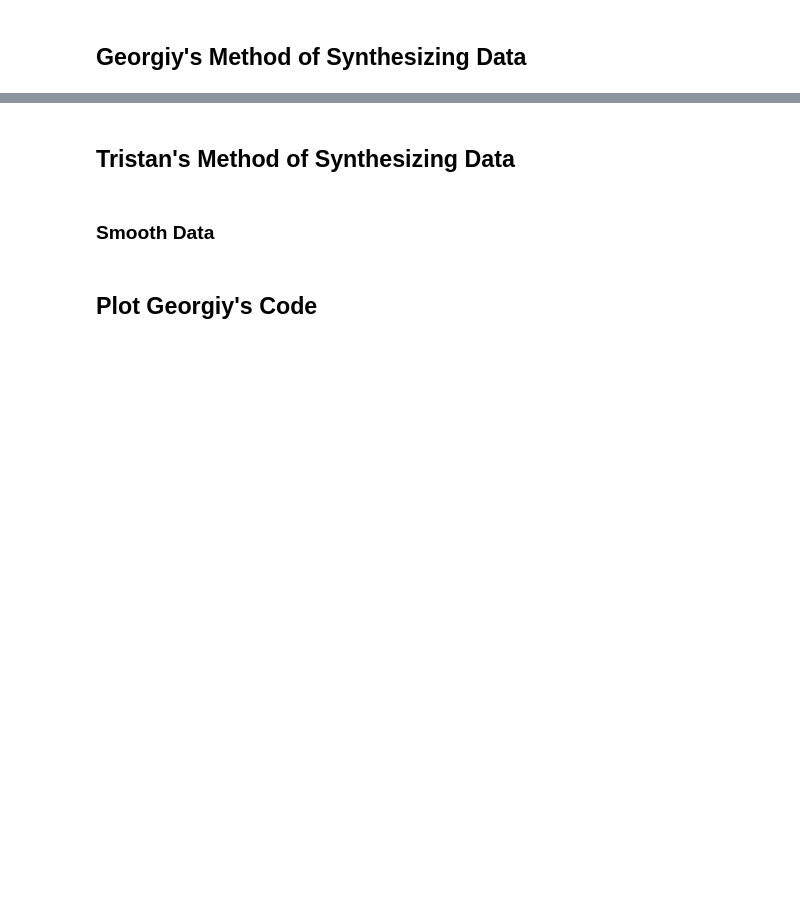
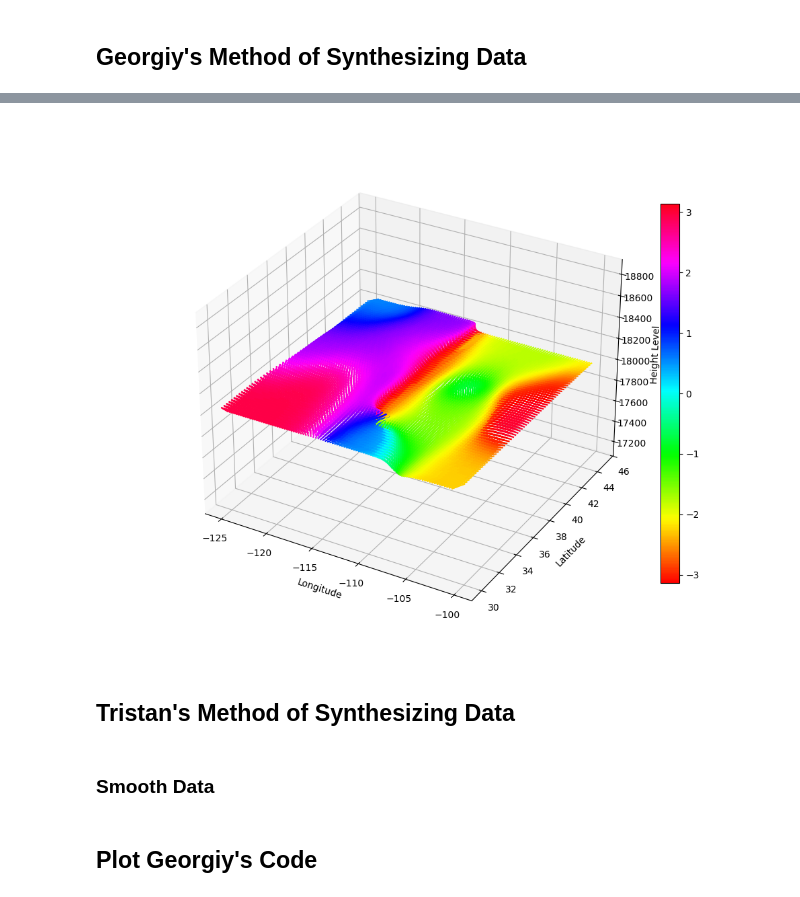
Before and after one commit to USNavalResearchLaboratory/RL-HAB, a Jupyter notebook: SynthWinds/SynthWinds-TRISTAN.ipynb, the cells around one changed output, grey strips where cells are left out. Cells and saved outputs as stored; diff of their text form; code cells hidden in the pictures; blank space fills up the shorter version.

```diff
--- a/SynthWinds/SynthWinds-TRISTAN.ipynb
+++ b/SynthWinds/SynthWinds-TRISTAN.ipynb
@@ -549,3 +752,7 @@ synth_df
+# %%
+plot_layer(synth_df3, 'xy', 18000*9.81, skip = 1)
+# %% [output]
+[figure, added]
 # %% [markdown]
 ## Tristan's Method of Synthesizing Data
 # %%
```
Also changed, not shown: parts of 22 cells of this notebook, 16 other files.
